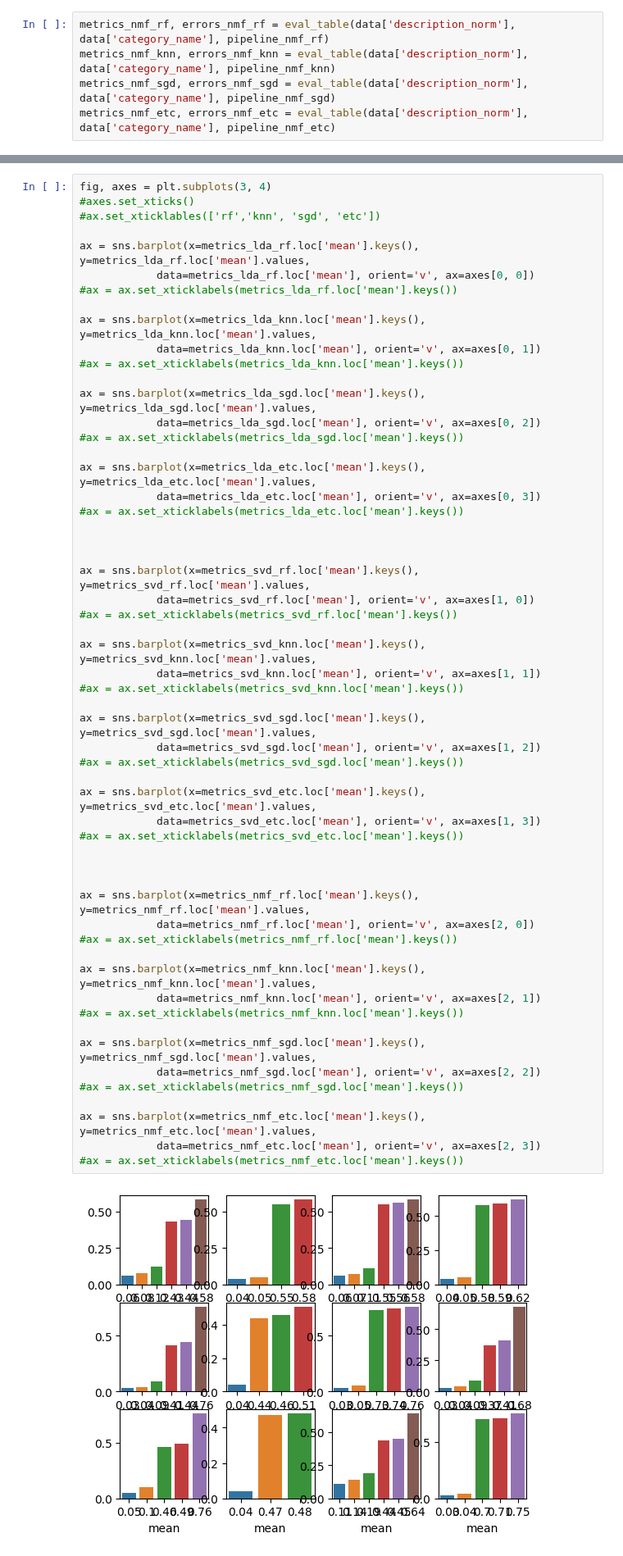
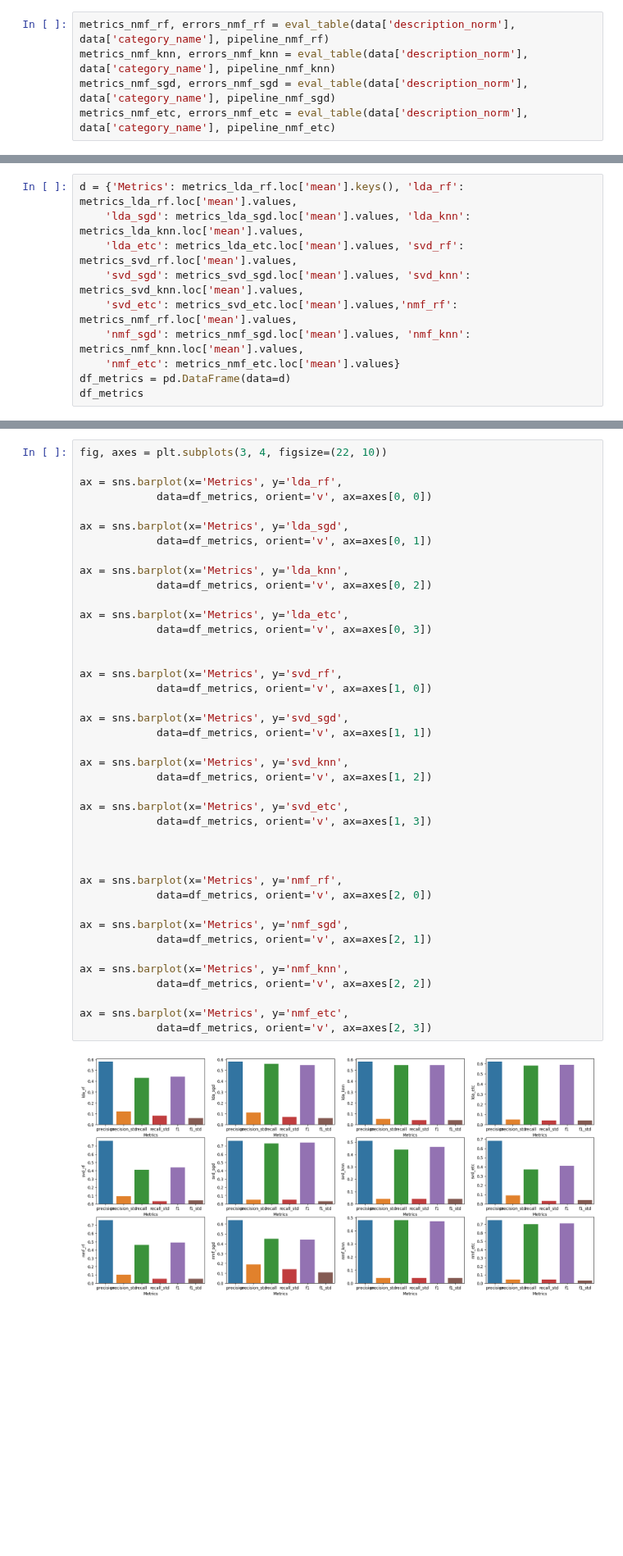
Before and after one commit to dashaignatenko/hse-compling-nlp, a Jupyter notebook: hw_main_5_dashaignatenko.ipynb, the cells around one changed output, grey strips where cells are left out. Shown at 82% size. Drawn from its saved outputs; the diff is of its cells as text; blank space fills up the shorter version.

```diff
--- a/hw_main_5_dashaignatenko.ipynb
+++ b/hw_main_5_dashaignatenko.ipynb
@@ -251,0 +208,10 @@ ax = ax.set_xticklabels(metrics_lda_rf.loc['mean'].keys())
+# %%
+d = {'Metrics': metrics_lda_rf.loc['mean'].keys(), 'lda_rf': metrics_lda_rf.loc['mean'].values,
+    'lda_sgd': metrics_lda_sgd.loc['mean'].values, 'lda_knn': metrics_lda_knn.loc['mean'].values,
+    'lda_etc': metrics_lda_etc.loc['mean'].values, 'svd_rf': metrics_svd_rf.loc['mean'].values,
+    'svd_sgd': metrics_svd_sgd.loc['mean'].values, 'svd_knn': metrics_svd_knn.loc['mean'].values,
+    'svd_etc': metrics_svd_etc.loc['mean'].values,'nmf_rf': metrics_nmf_rf.loc['mean'].values,
+    'nmf_sgd': metrics_nmf_sgd.loc['mean'].values, 'nmf_knn': metrics_nmf_knn.loc['mean'].values,
+    'nmf_etc': metrics_nmf_etc.loc['mean'].values}
+df_metrics = pd.DataFrame(data=d)
+df_metrics
@@ -252,61 +226,46 @@ ax = ax.set_xticklabels(metrics_lda_rf.loc['mean'].keys())
 # %%
-fig, axes = plt.subplots(3, 4)
-#axes.set_xticks()
-#ax.set_xticklables(['rf','knn', 'sgd', 'etc'])
+fig, axes = plt.subplots(3, 4, figsize=(22, 10))
 
-ax = sns.barplot(x=metrics_lda_rf.loc['mean'].keys(), y=metrics_lda_rf.loc['mean'].values,
-            data=metrics_lda_rf.loc['mean'], orient='v', ax=axes[0, 0])
-#ax = ax.set_xticklabels(metrics_lda_rf.loc['mean'].keys())
+ax = sns.barplot(x='Metrics', y='lda_rf',
+            data=df_metrics, orient='v', ax=axes[0, 0])
 
-ax = sns.barplot(x=metrics_lda_knn.loc['mean'].keys(), y=metrics_lda_knn.loc['mean'].values,
-            data=metrics_lda_knn.loc['mean'], orient='v', ax=axes[0, 1])
-#ax = ax.set_xticklabels(metrics_lda_knn.loc['mean'].keys())
+ax = sns.barplot(x='Metrics', y='lda_sgd',
+            data=df_metrics, orient='v', ax=axes[0, 1])
 
-ax = sns.barplot(x=metrics_lda_sgd.loc['mean'].keys(), y=metrics_lda_sgd.loc['mean'].values,
-            data=metrics_lda_sgd.loc['mean'], orient='v', ax=axes[0, 2])
-#ax = ax.set_xticklabels(metrics_lda_sgd.loc['mean'].keys())
+ax = sns.barplot(x='Metrics', y='lda_knn',
+            data=df_metrics, orient='v', ax=axes[0, 2])
 
-ax = sns.barplot(x=metrics_lda_etc.loc['mean'].keys(), y=metrics_lda_etc.loc['mean'].values,
-            data=metrics_lda_etc.loc['mean'], orient='v', ax=axes[0, 3])
-#ax = ax.set_xticklabels(metrics_lda_etc.loc['mean'].keys())
+ax = sns.barplot(x='Metrics', y='lda_etc',
+            data=df_metrics, orient='v', ax=axes[0, 3])
+
+
+ax = sns.barplot(x='Metrics', y='svd_rf',
+            data=df_metrics, orient='v', ax=axes[1, 0])
+
+ax = sns.barplot(x='Metrics', y='svd_sgd',
+            data=df_metrics, orient='v', ax=axes[1, 1])
+
+ax = sns.barplot(x='Metrics', y='svd_knn',
+            data=df_metrics, orient='v', ax=axes[1, 2])
+
+ax = sns.barplot(x='Metrics', y='svd_etc',
+            data=df_metrics, orient='v', ax=axes[1, 3])
 
 
 
-ax = sns.barplot(x=metrics_svd_rf.loc['mean'].keys(), y=metrics_svd_rf.loc['mean'].values,
-            data=metrics_svd_rf.loc['mean'], orient='v', ax=axes[1, 0])
-#ax = ax.set_xticklabels(metrics_svd_rf.loc['mean'].keys())
+ax = sns.barplot(x='Metrics', y='nmf_rf',
+            data=df_metrics, orient='v', ax=axes[2, 0])
 
-ax = sns.barplot(x=metrics_svd_knn.loc['mean'].keys(), y=metrics_svd_knn.loc['mean'].values,
-            data=metrics_svd_knn.loc['mean'], orient='v', ax=axes[1, 1])
-#ax = ax.set_xticklabels(metrics_svd_knn.loc['mean'].keys())
+ax = sns.barplot(x='Metrics', y='nmf_sgd',
+            data=df_metrics, orient='v', ax=axes[2, 1])
 
-ax = sns.barplot(x=metrics_svd_sgd.loc['mean'].keys(), y=metrics_svd_sgd.loc['mean'].values,
-            data=metrics_svd_sgd.loc['mean'], orient='v', ax=axes[1, 2])
-#ax = ax.set_xticklabels(metrics_svd_sgd.loc['mean'].keys())
+ax = sns.barplot(x='Metrics', y='nmf_knn',
+            data=df_metrics, orient='v', ax=axes[2, 2])
 
-ax = sns.barplot(x=metrics_svd_etc.loc['mean'].keys(), y=metrics_svd_etc.loc['mean'].values,
-            data=metrics_svd_etc.loc['mean'], orient='v', ax=axes[1, 3])
-#ax = ax.set_xticklabels(metrics_svd_etc.loc['mean'].keys())
-
-
-
-ax = sns.barplot(x=metrics_nmf_rf.loc['mean'].keys(), y=metrics_nmf_rf.loc['mean'].values,
-            data=metrics_nmf_rf.loc['mean'], orient='v', ax=axes[2, 0])
-#ax = ax.set_xticklabels(metrics_nmf_rf.loc['mean'].keys())
-
-ax = sns.barplot(x=metrics_nmf_knn.loc['mean'].keys(), y=metrics_nmf_knn.loc['mean'].values,
-            data=metrics_nmf_knn.loc['mean'], orient='v', ax=axes[2, 1])
-#ax = ax.set_xticklabels(metrics_nmf_knn.loc['mean'].keys())
-
-ax = sns.barplot(x=metrics_nmf_sgd.loc['mean'].keys(), y=metrics_nmf_sgd.loc['mean'].values,
-            data=metrics_nmf_sgd.loc['mean'], orient='v', ax=axes[2, 2])
-#ax = ax.set_xticklabels(metrics_nmf_sgd.loc['mean'].keys())
-
-ax = sns.barplot(x=metrics_nmf_etc.loc['mean'].keys(), y=metrics_nmf_etc.loc['mean'].values,
-            data=metrics_nmf_etc.loc['mean'], orient='v', ax=axes[2, 3])
-#ax = ax.set_xticklabels(metrics_nmf_etc.loc['mean'].keys())
+ax = sns.barplot(x='Metrics', y='nmf_etc',
+            data=df_metrics, orient='v', ax=axes[2, 3])
 # %% [output]
-[figure, old version]
+[figure, new version]
 # %% [markdown]
 ### Задание № 2 (2 балла)
 # %% [markdown]
```
Also changed, not shown: parts of 6 cells of this notebook.
